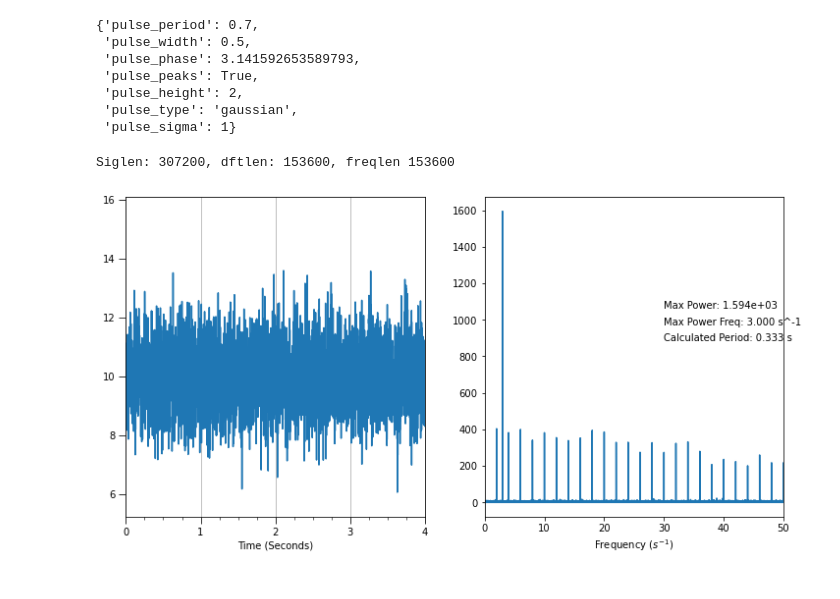
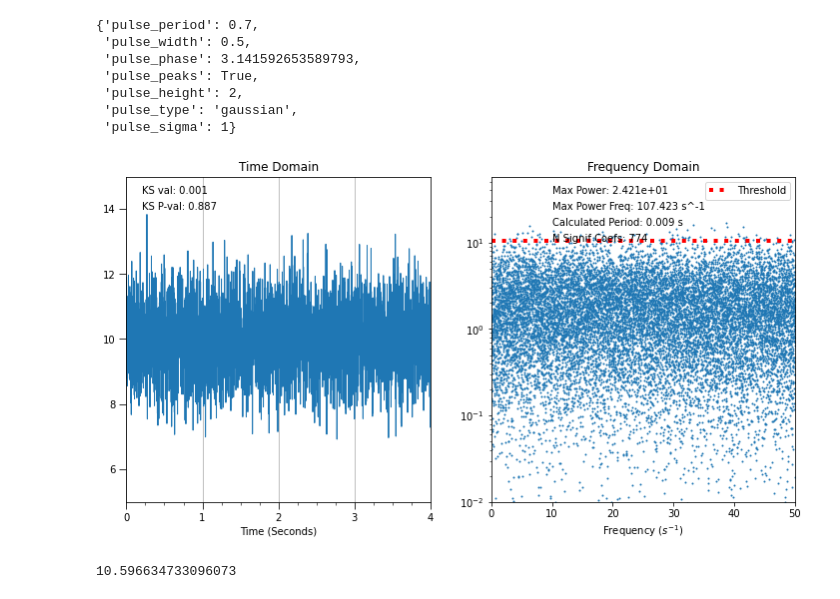
Before and after one commit to kevinmcmanus/signal, a Jupyter notebook: sigdemo.ipynb, the cells around one changed output. Saved outputs shown, nothing was run; the diff lists cells and outputs as text; code cells hidden in the pictures.

Commit message:
Plot Beautification

```diff
--- a/sigdemo.ipynb
+++ b/sigdemo.ipynb
@@ -232,14 +235,19 @@ pulseprops
 # %%
-pulseprops['pulse_period'] = 0.5 #seconds
+pulseprops = pls.Pulse().to_dict() #get the default props
+pulseprops['pulse_period'] = 3.0 #seconds
 pulseprops['pulse_width'] = 0.1
 sinprops = {'phase':0, 'amplitude':0.1, 'frequency':3}
-sig = sgl.Signal(pulseprops=pulseprops, sinprops=sinprops, noiseprops=noiseprops)
+#sig = sgl.Signal(pulseprops=pulseprops, sinprops=sinprops, noiseprops=noiseprops)
+sig = sgl.Signal(pulseprops=None,noiseprops=noiseprops)
 fig,axs = plt.subplots(ncols=2, figsize=(12,6))
 sig.plot_signal(ax=axs[0])
 sig.plot_spectrum(axs[1],xlim=(0,50))
 # %% [output]
-Siglen: 307200, dftlen: 153600, freqlen 153600
-[figure, old version]
+[figure, new version]
+# %%
+chi2.ppf(0.995,2)
+# %% [output]
+10.596634733096073
 # %%
 zz = np.arange(10)
 zz.argmin(), zz[1:].argmin()
```
Also changed, not shown: parts of 8 cells of this notebook, 1 other file.
